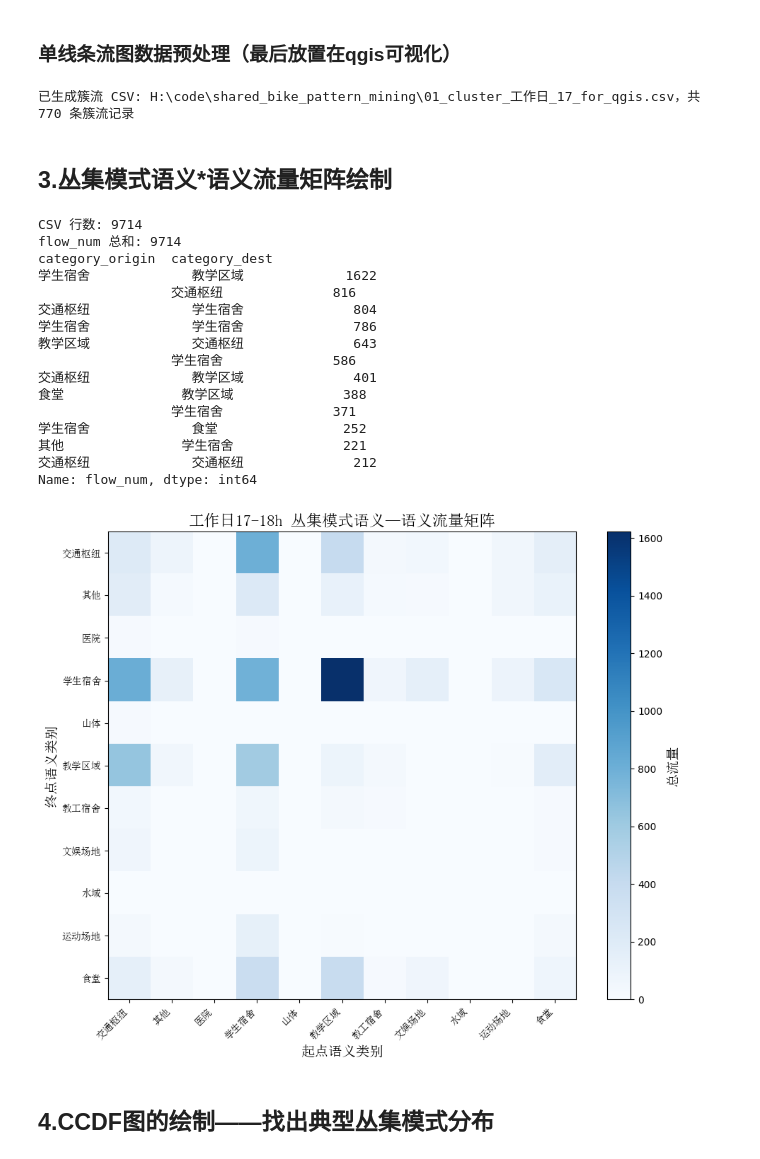
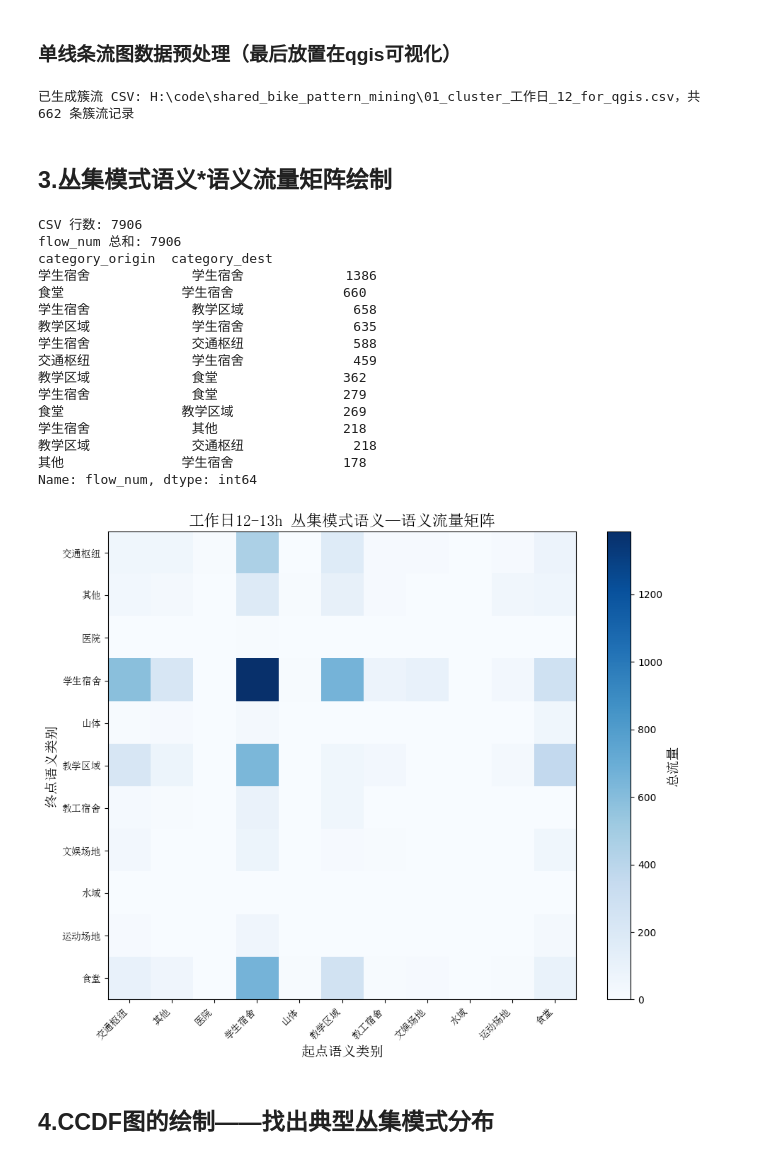
Before and after one commit to LinYuQi00/shared_bike_pattern_mining, a Jupyter notebook: 01_cluster_pattern_analysis.ipynb, the cells around one changed output. Cells and saved outputs as stored; diff of their text form; code cells hidden in the pictures.

```diff
--- a/01_cluster_pattern_analysis.ipynb
+++ b/01_cluster_pattern_analysis.ipynb
@@ -307,11 +307,11 @@ def aggregate_cluster_flows_with_attrs(input_csv: str, output_csv: str):
     return cluster_flow
 # %%
 cluster_df = aggregate_cluster_flows_with_attrs(
-    input_csv=r"H:\code\shared_bike_pattern_mining\data\24_weekday_weekend_clusters\od_flow_cluster_工作日_17.csv",
-    output_csv=r"H:\code\shared_bike_pattern_mining\01_cluster_工作日_17_for_qgis.csv"
+    input_csv=r"H:\code\shared_bike_pattern_mining\data\24_weekday_weekend_clusters\od_flow_cluster_工作日_12.csv",
+    output_csv=r"H:\code\shared_bike_pattern_mining\01_cluster_工作日_12_for_qgis.csv"
 )
 # %% [output]
-已生成簇流 CSV: H:\code\shared_bike_pattern_mining\01_cluster_工作日_17_for_qgis.csv，共 770 条簇流记录
+已生成簇流 CSV: H:\code\shared_bike_pattern_mining\01_cluster_工作日_12_for_qgis.csv，共 662 条簇流记录
 # %% [markdown]
 ## 3.丛集模式语义*语义流量矩阵绘制
 # %%
@@ -393,7 +393,7 @@ def plot_category_flow_matrix(
                     fontproperties=font_cn)
 
 
-    ax.set_title("工作日17-18h 丛集模式语义—语义流量矩阵", fontproperties=font_cn,fontsize=16)
+    ax.set_title("工作日12-13h 丛集模式语义—语义流量矩阵", fontproperties=font_cn,fontsize=16)
     ax.set_xlabel("起点语义类别", fontproperties=font_cn,fontsize=14)
     ax.set_ylabel("终点语义类别", fontproperties=font_cn,fontsize=14)
 
@@ -406,26 +406,26 @@ def plot_category_flow_matrix(
 
     return fig
 # %%
-fig = plot_category_flow_matrix(r"H:\code\shared_bike_pattern_mining\data\24_weekday_weekend_clusters\od_flow_cluster_工作日_17.csv")
-fig.savefig("01_category_flow_matrix.png", dpi=500)
+fig = plot_category_flow_matrix(r"H:\code\shared_bike_pattern_mining\data\24_weekday_weekend_clusters\od_flow_cluster_工作日_12.csv")
+fig.savefig("01_category_flow_matrix_12.png", dpi=500)
 # %% [output]
-CSV 行数: 9714
-flow_num 总和: 9714
+CSV 行数: 7906
+flow_num 总和: 7906
 category_origin  category_dest
-学生宿舍             教学区域             1622
-                 交通枢纽              816
-交通枢纽             学生宿舍              804
-学生宿舍             学生宿舍              786
-教学区域             交通枢纽              643
-                 学生宿舍              586
-交通枢纽             教学区域              401
-食堂               教学区域              388
-                 学生宿舍              371
-学生宿舍             食堂                252
-其他               学生宿舍              221
-交通枢纽             交通枢纽              212
+学生宿舍             学生宿舍             1386
+食堂               学生宿舍              660
+学生宿舍             教学区域              658
+教学区域             学生宿舍              635
+学生宿舍             交通枢纽              588
+交通枢纽             学生宿舍              459
+教学区域             食堂                362
+学生宿舍             食堂                279
+食堂               教学区域              269
+学生宿舍             其他                218
+教学区域             交通枢纽              218
+其他               学生宿舍              178
 Name: flow_num, dtype: int64
-[figure, old version]
+[figure, new version]
 # %% [markdown]
 ## 4.CCDF图的绘制——找出典型丛集模式分布
 # %%
```
Also changed, not shown: parts of 4 cells of this notebook, 6 other files.
